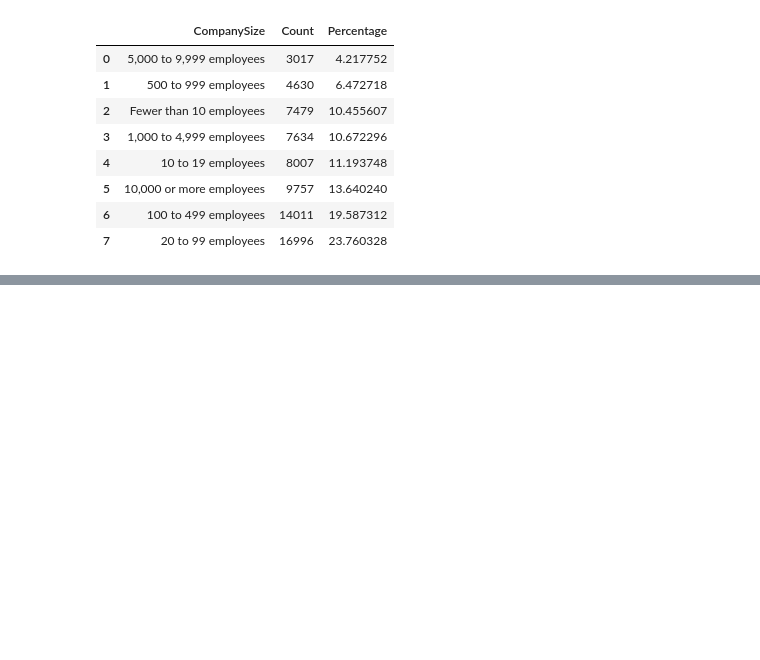
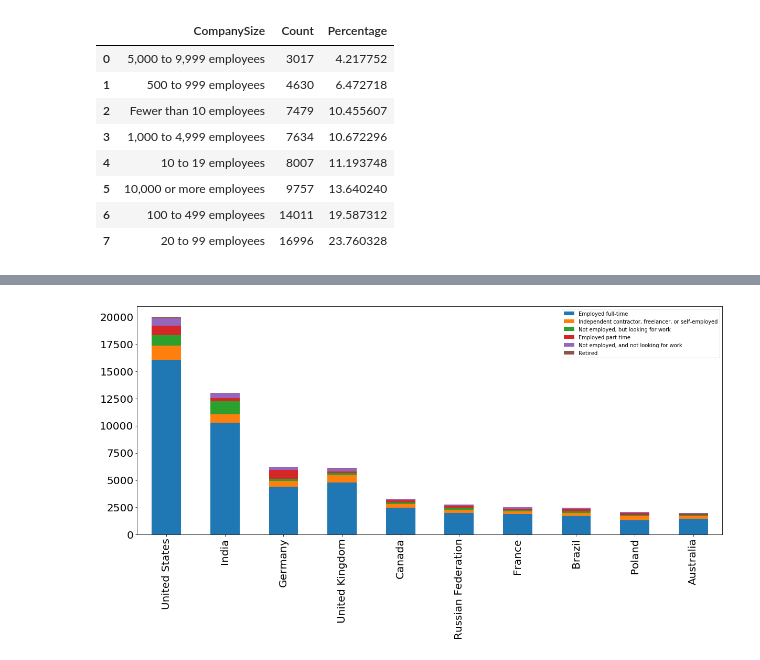
Before and after one commit to kuldeepemol/tech-nerds, a Jupyter notebook: Work-Career-analysis.ipynb, the cells around one changed output, grey strips where cells are left out. Cells and saved outputs as stored; diff of their text form; code cells hidden in the pictures; blank space fills up the shorter version.

Commit message:
More analysis realted to Work/Job of Stack Overflow survey.

```diff
--- a/Work-Career-analysis.ipynb
+++ b/Work-Career-analysis.ipynb
@@ -74,0 +100,20 @@ plt.savefig('Images/company-size-distribution.png', bbox_inches='tight')
+# %%
+# Get relevant columns for Employment and Country
+employment_country_df = df[['Respondent','Employment', 'Country']].dropna(how='any')
+# %%
+# Get the top 10 Country
+country_top_10 = employment_country_df['Country'].value_counts().head(10)
+
+# Get the top 10 Employment type
+employment_top_10 = employment_country_df['Employment'].value_counts().head(10)
+# %%
+# Create a new empty dataframe with columns as 'employment type' and index as country
+country_employment_df = pd.DataFrame(columns = employment_top_10.index, index = country_top_10.index)
+
+# fill the above data frame with actual value
+for index, row in country_employment_df.iterrows():
+    for col in country_employment_df.columns:
+        count = len(employment_df.loc[(employment_df['Country'] == index) & (employment_df['Employment'] == col)])
+        row[col] = count
+
+country_employment_df
@@ -74,0 +132,6 @@ plt.savefig('Images/company-size-distribution.png', bbox_inches='tight')
+# %%
+# Stack barplot of Top 10 Country with Top Employment type
+country_employment_df.plot(kind='bar', stacked=True, figsize=(20, 8), fontsize=20)
+plt.savefig('Images/country-employment-barplot.png', bbox_inches='tight')
+# %% [output]
+[figure, added]
```
Also changed, not shown: parts of 14 cells of this notebook, 8 other files.
